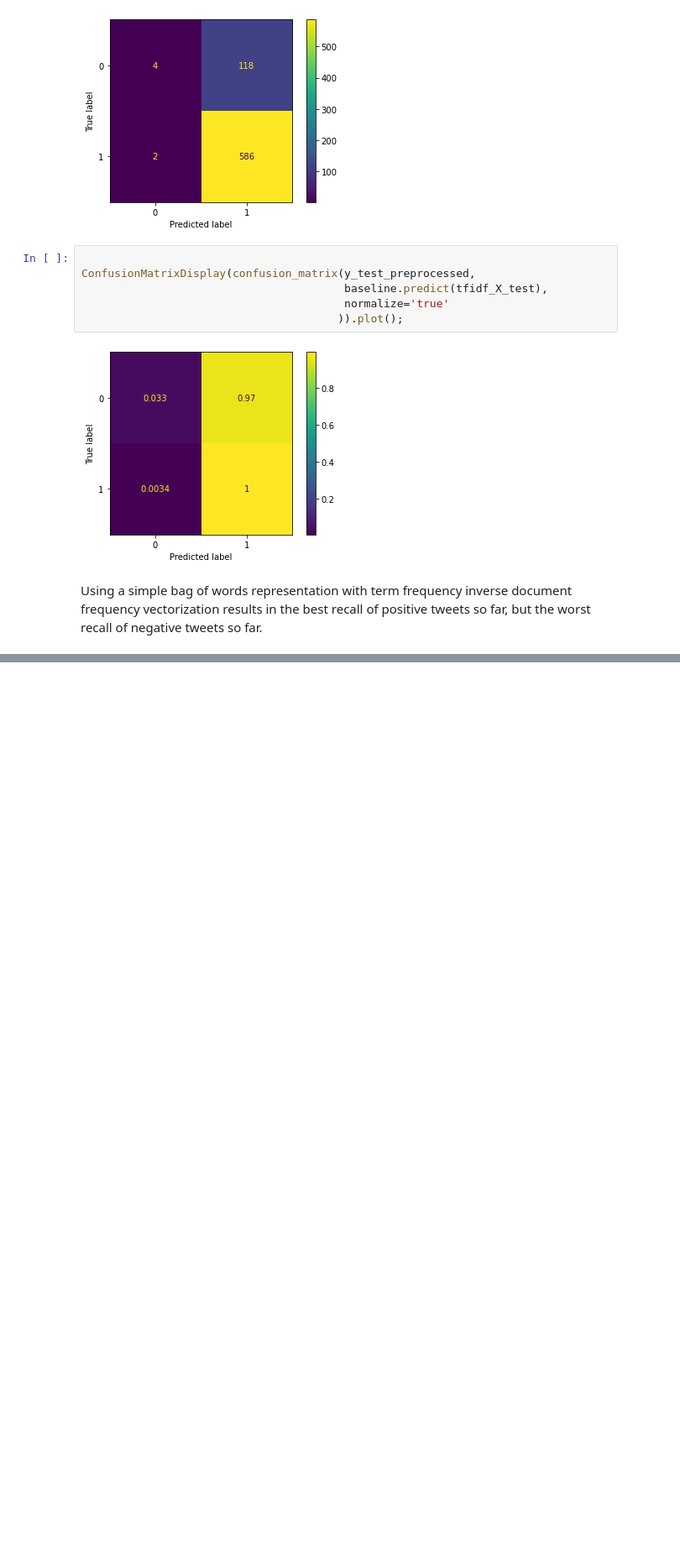
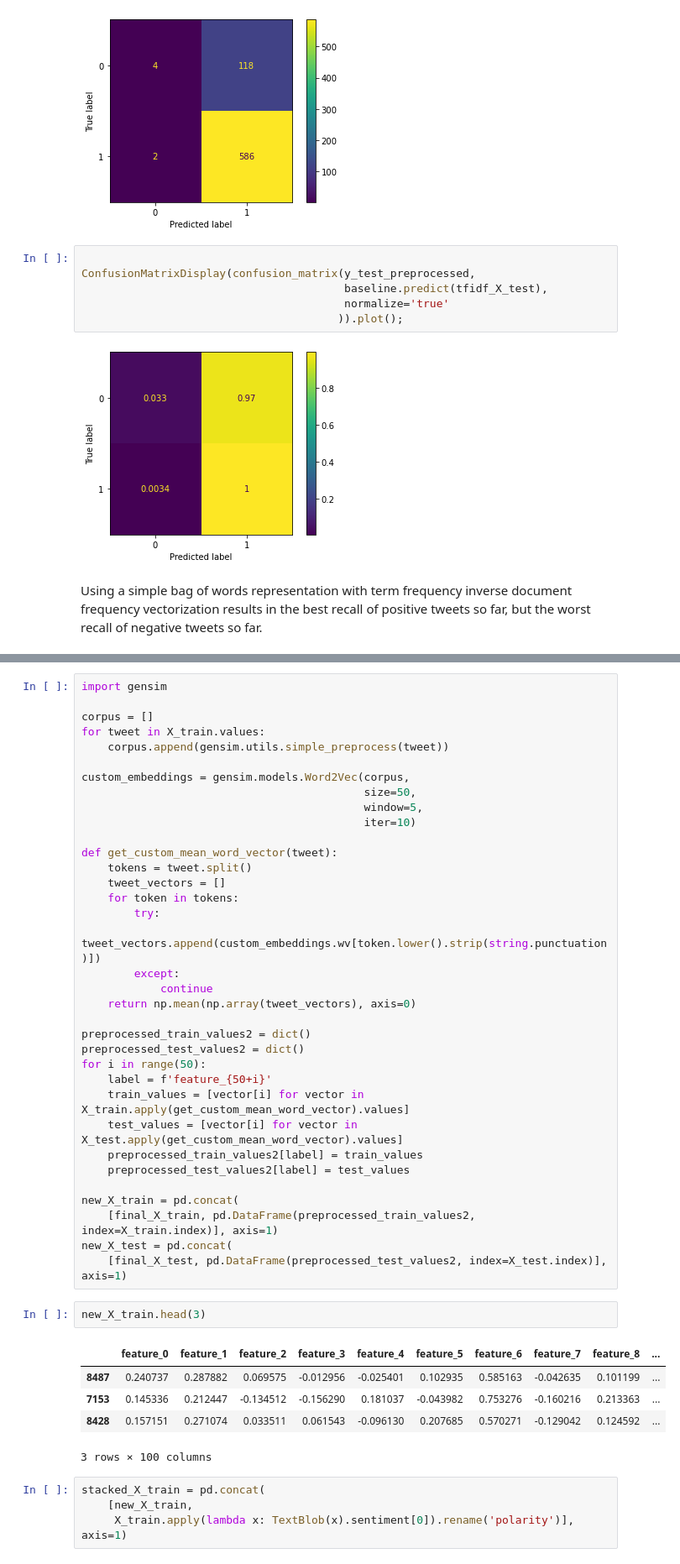
Before and after one commit to ran0027/twitter-sentiment-analysis, a Jupyter notebook: notebook.ipynb, the cells around one changed output, grey strips where cells are left out. Shown at 84% size. Drawn from its saved outputs; the diff is of its cells as text; blank space fills up the shorter version.

```diff
--- a/notebook.ipynb
+++ b/notebook.ipynb
@@ -998,0 +1096,47 @@ Using a simple bag of words representation with term frequency inverse document
+# %%
+import gensim
+
+corpus = []
+for tweet in X_train.values:
+    corpus.append(gensim.utils.simple_preprocess(tweet))
+
+custom_embeddings = gensim.models.Word2Vec(corpus,
+                                           size=50,
+                                           window=5,
+                                           iter=10)
+
+def get_custom_mean_word_vector(tweet):
+    tokens = tweet.split()
+    tweet_vectors = []
+    for token in tokens:
+        try:
+            tweet_vectors.append(custom_embeddings.wv[token.lower().strip(string.punctuation)])
+        except:
+            continue
+    return np.mean(np.array(tweet_vectors), axis=0)
+
+preprocessed_train_values2 = dict()
+preprocessed_test_values2 = dict()
+for i in range(50):
+    label = f'feature_{50+i}'
+    train_values = [vector[i] for vector in X_train.apply(get_custom_mean_word_vector).values]
+    test_values = [vector[i] for vector in X_test.apply(get_custom_mean_word_vector).values]
+    preprocessed_train_values2[label] = train_values
+    preprocessed_test_values2[label] = test_values
+
+new_X_train = pd.concat(
+    [final_X_train, pd.DataFrame(preprocessed_train_values2, index=X_train.index)], axis=1)
+new_X_test = pd.concat(
+    [final_X_test, pd.DataFrame(preprocessed_test_values2, index=X_test.index)], axis=1)
+# %%
+new_X_train.head(3)
+# %% [output]
+|  | feature_0 | feature_1 | feature_2 | feature_3 | feature_4 | feature_5 | feature_6 | feature_7 | feature_8 | ... |
+| 8487 | 0.240737 | 0.287882 | 0.069575 | -0.012956 | -0.025401 | 0.102935 | 0.585163 | -0.042635 | 0.101199 | ... |
+| 7153 | 0.145336 | 0.212447 | -0.134512 | -0.156290 | 0.181037 | -0.043982 | 0.753276 | -0.160216 | 0.213363 | ... |
+| 8428 | 0.157151 | 0.271074 | 0.033511 | 0.061543 | -0.096130 | 0.207685 | 0.570271 | -0.129042 | 0.124592 | ... |
+3 rows × 100 columns
+# %%
+stacked_X_train = pd.concat(
+    [new_X_train,
+     X_train.apply(lambda x: TextBlob(x).sentiment[0]).rename('polarity')], axis=1)
```
Also changed, not shown: parts of 26 cells of this notebook.
